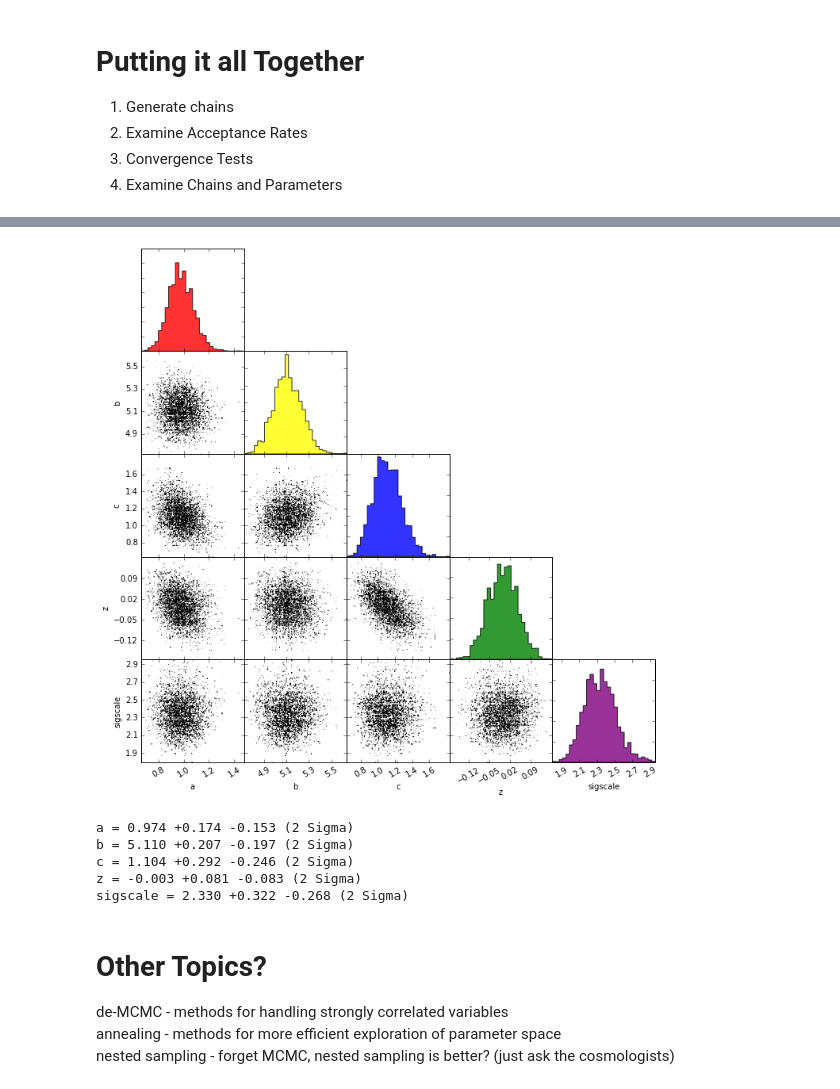
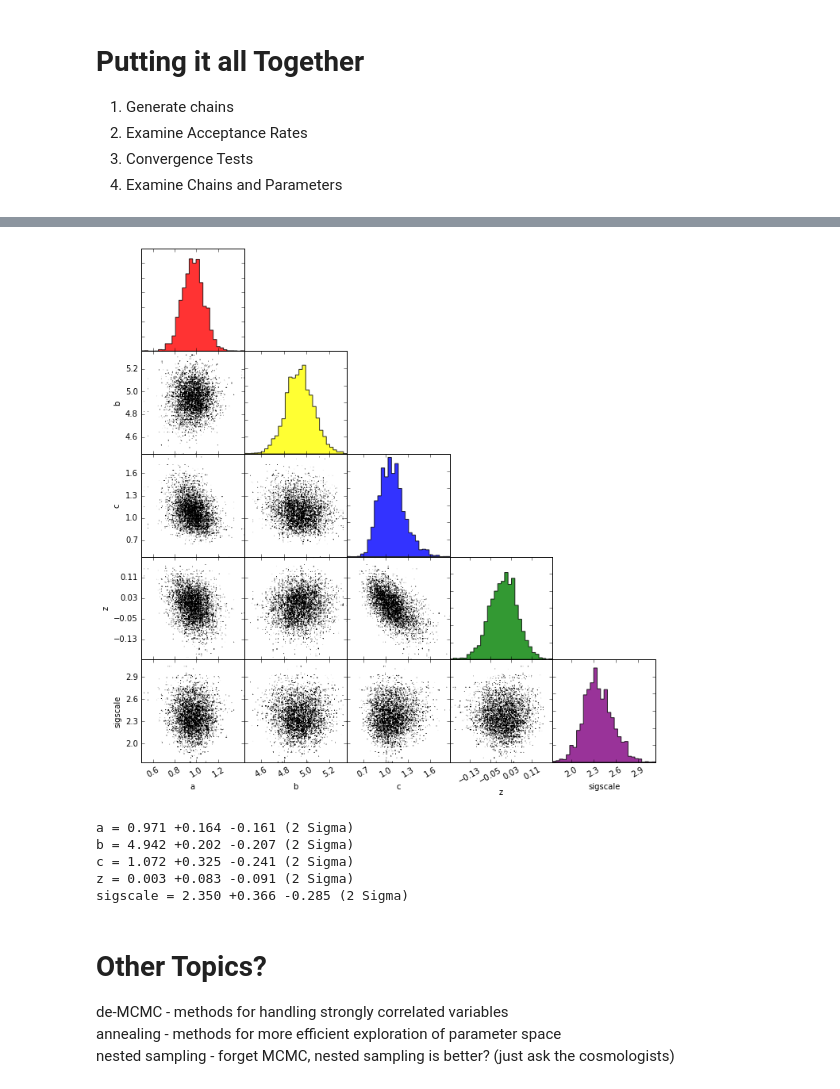
Before and after one commit to jasonfrowe/gprocess, a Jupyter notebook: MCMC Tutorial.ipynb, the cells around one changed output, grey strips where cells are left out. Cells and saved outputs as stored; diff of their text form; code cells hidden in the pictures.

```diff
--- a/MCMC Tutorial.ipynb
+++ b/MCMC Tutorial.ipynb
@@ -524,18 +523,16 @@ We will generate 3 more chains.  Try changing niter to see how many chains are n
 # %%
 x=[0.8,4.0,0.2,0.5,1.0]                #adding a guess for the scale-factor, Step 1: initialize state
 beta=[0.2,0.2,0.2,0.2,0.1]             #adding a scale factor for the errors
-niter=1000                             #number of iterations
+niter=2000                             #number of iterations
 chain,accept=genchain(x,beta,niter)
-chain=np.copy(chain[200:,:])           #cut first 200 chains
 chain2,accept=genchain(x,beta,niter)
-chain2=np.copy(chain[200:,:])          #cut first 200 chains
 chain3,accept=genchain(x,beta,niter)
-chain3=np.copy(chain[200:,:])          #cut first 200 chains
+burnin=200   #set burn in
 # %% [markdown]
 Calculate Rs for each parameter in our model
 # %%
 npt=len(d) #length of data set is need to get degrees of freedom
-grtest=gelmanrubin(chain,chain2,chain3,npt=npt)
+grtest=gelmanrubin(chain,chain2,chain3,burnin=burnin,npt=npt)
 print('Gelam-Rubin Convergence:')
 for i in range(0,len(chain[1,:])):
     print('%s %.3f' %(label[i],grtest[i]))
@@ -691,8 +701,10 @@ New beta scaling:  [  2.02762645   7.9383983    3.50595824   0.90559512  54.9283
 # %%
 x=[0.8,4.0,0.2,0.5,1.0]                #adding a guess for the scale-factor, Step 1: initialize state
 beta=[0.2,0.2,0.2,0.2,0.1]             #adding a scale factor for the errors
-niter=1000
-burnin=100
-corscale=betarescale(x,beta,niter,burnin)
+
+niter=1000    #number of chains to generate for testing acceptance rates
+burnin=100    #how many of the chains are burn-in
+corscale=betarescale(x,beta,niter,burnin,imax=40)  #Increased imax to ensure good corscale
 print("New beta scaling: ",corscale)
+print("Recommended Beta: ",beta*corscale)
 # %% [output]
@@ -703,10 +716,8 @@ x=[0.8,4.0,0.2,0.5,1.0]         #adding a guess for the scale-factor, Step 1: in
 beta=[0.2,0.2,0.2,0.2,0.1]      #adding a scale factor for the errors
 betanew=beta*corscale #apply our new beta
 niter=50000                     #number of iterations
+burnin=200
 chain,accept=genchain(x,betanew,niter)
-chain=np.copy(chain[200:,:])   #cut first 100 chains
 chain2,accept=genchain(x,betanew,niter)
-chain2=np.copy(chain[200:,:])          #cut first 200 chains
 chain3,accept=genchain(x,betanew,niter)
-chain3=np.copy(chain[200:,:])          #cut first 200 chains
 # %%
@@ -749,20 +759,20 @@ plt.show()
 # %%
 label=['a','b','c','z','sigscale']        # Labels for the plots
 colour=['r','yellow','b','g','purple']  # Set colours
 nbin=30                        # Number of bins for histogram
-triplot(chain,label,colour,nbin,ntick=5)
+triplot(chain,burnin,label,colour,nbin,ntick=5)
 # %% [output]
-[figure, old version]
+[figure, new version]
 # %%
 for i in range(0,len(chain[1,:])):
-    perc = np.percentile(chain[:,i],[5.0, 50.0, 95.0])
+    perc = np.percentile(chain[burnin:,i],[5.0, 50.0, 95.0])
     print('%s = %.3f +%.3f %.3f (2 Sigma)' %(label[i],perc[1],perc[2]-perc[1],perc[0]-perc[1]) )
 # %% [output]
-a = 0.974 +0.174 -0.153 (2 Sigma)
-b = 5.110 +0.207 -0.197 (2 Sigma)
-c = 1.104 +0.292 -0.246 (2 Sigma)
-z = -0.003 +0.081 -0.083 (2 Sigma)
-sigscale = 2.330 +0.322 -0.268 (2 Sigma)
+a = 0.971 +0.164 -0.161 (2 Sigma)
+b = 4.942 +0.202 -0.207 (2 Sigma)
+c = 1.072 +0.325 -0.241 (2 Sigma)
+z = 0.003 +0.083 -0.091 (2 Sigma)
+sigscale = 2.350 +0.366 -0.285 (2 Sigma)
 # %% [markdown]
 # Other Topics?
 
```
Also changed, not shown: parts of 26 cells of this notebook.
